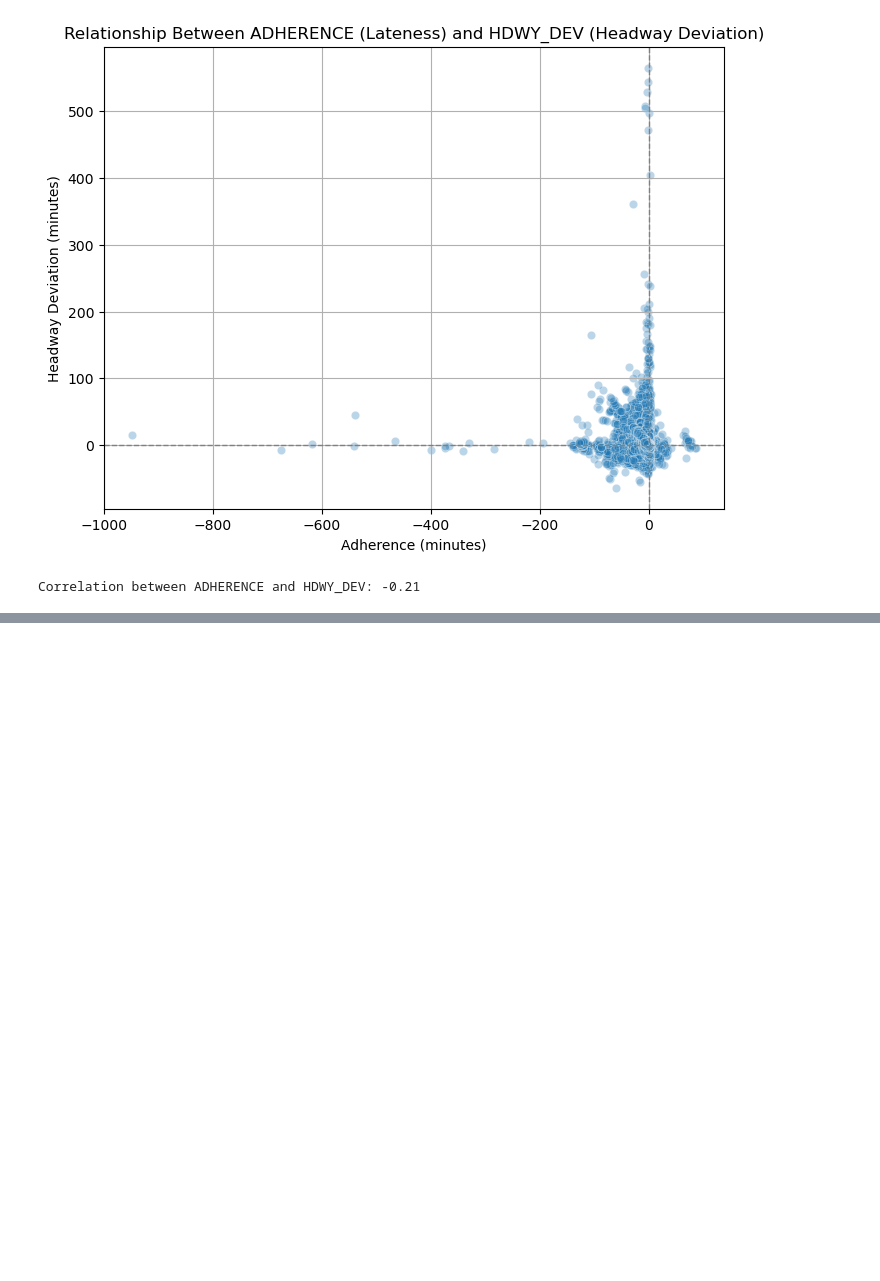
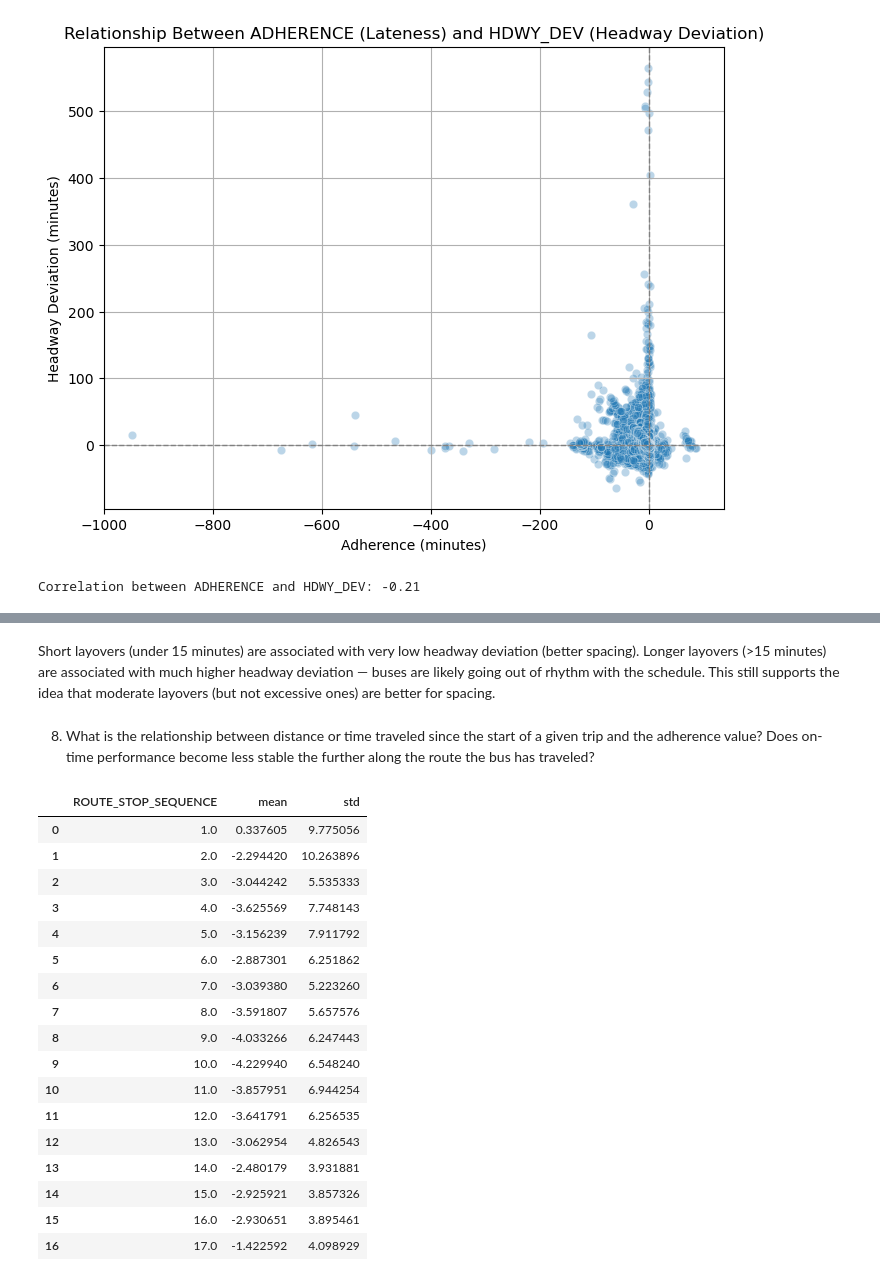
Before and after one commit to NewForce-Cohort-10-Data/wego-git-in-the-room-where-it-happens, a Jupyter notebook: notebooks/wegoproject.ipynb, the cells around one changed output, grey strips where cells are left out. Cells and saved outputs as stored; diff of their text form; code cells hidden in the pictures; blank space fills up the shorter version.

```diff
--- a/notebooks/wegoproject.ipynb
+++ b/notebooks/wegoproject.ipynb
@@ -284,0 +417,35 @@ Correlation between ADHERENCE and HDWY_DEV: -0.21
+# %% [markdown]
+Short layovers (under 15 minutes) are associated with very low headway deviation (better spacing).
+Longer layovers (>15 minutes) are associated with much higher headway deviation — buses are likely going out of rhythm with the schedule.
+This still supports the idea that moderate layovers (but not excessive ones) are better for spacing.
+# %% [markdown]
+8. What is the relationship between distance or time traveled since the start of a given trip and the adherence value? Does on-time performance become less stable the further along the route the bus has traveled?
+# %%
+#group data by route_stop_sequence to find distance into the trip. calculate mean/ std dev of adherence at each stop sequence.
+
+# Step 1: Filter rows with non-null values for ROUTE_STOP_SEQUENCE and ADHERENCE
+wego_filtered = wego[['ROUTE_STOP_SEQUENCE', 'ADHERENCE']].dropna()
+
+# Step 2: Group by route stop sequence and calculate mean and standard deviation of adherence
+wego_stats = wego_filtered.groupby('ROUTE_STOP_SEQUENCE')['ADHERENCE'].agg(['mean', 'std']).reset_index()
+
+wego_stats
+# %% [output]
+|  | ROUTE_STOP_SEQUENCE | mean | std |
+| 0 | 1.0 | 0.337605 | 9.775056 |
+| 1 | 2.0 | -2.294420 | 10.263896 |
+| 2 | 3.0 | -3.044242 | 5.535333 |
+| 3 | 4.0 | -3.625569 | 7.748143 |
+| 4 | 5.0 | -3.156239 | 7.911792 |
+| 5 | 6.0 | -2.887301 | 6.251862 |
+| 6 | 7.0 | -3.039380 | 5.223260 |
+| 7 | 8.0 | -3.591807 | 5.657576 |
+| 8 | 9.0 | -4.033266 | 6.247443 |
+| 9 | 10.0 | -4.229940 | 6.548240 |
+| 10 | 11.0 | -3.857951 | 6.944254 |
+| 11 | 12.0 | -3.641791 | 6.256535 |
+| 12 | 13.0 | -3.062954 | 4.826543 |
+| 13 | 14.0 | -2.480179 | 3.931881 |
+| 14 | 15.0 | -2.925921 | 3.857326 |
+| 15 | 16.0 | -2.930651 | 3.895461 |
+| 16 | 17.0 | -1.422592 | 4.098929 |
```
Also changed, not shown: parts of 14 cells of this notebook.
